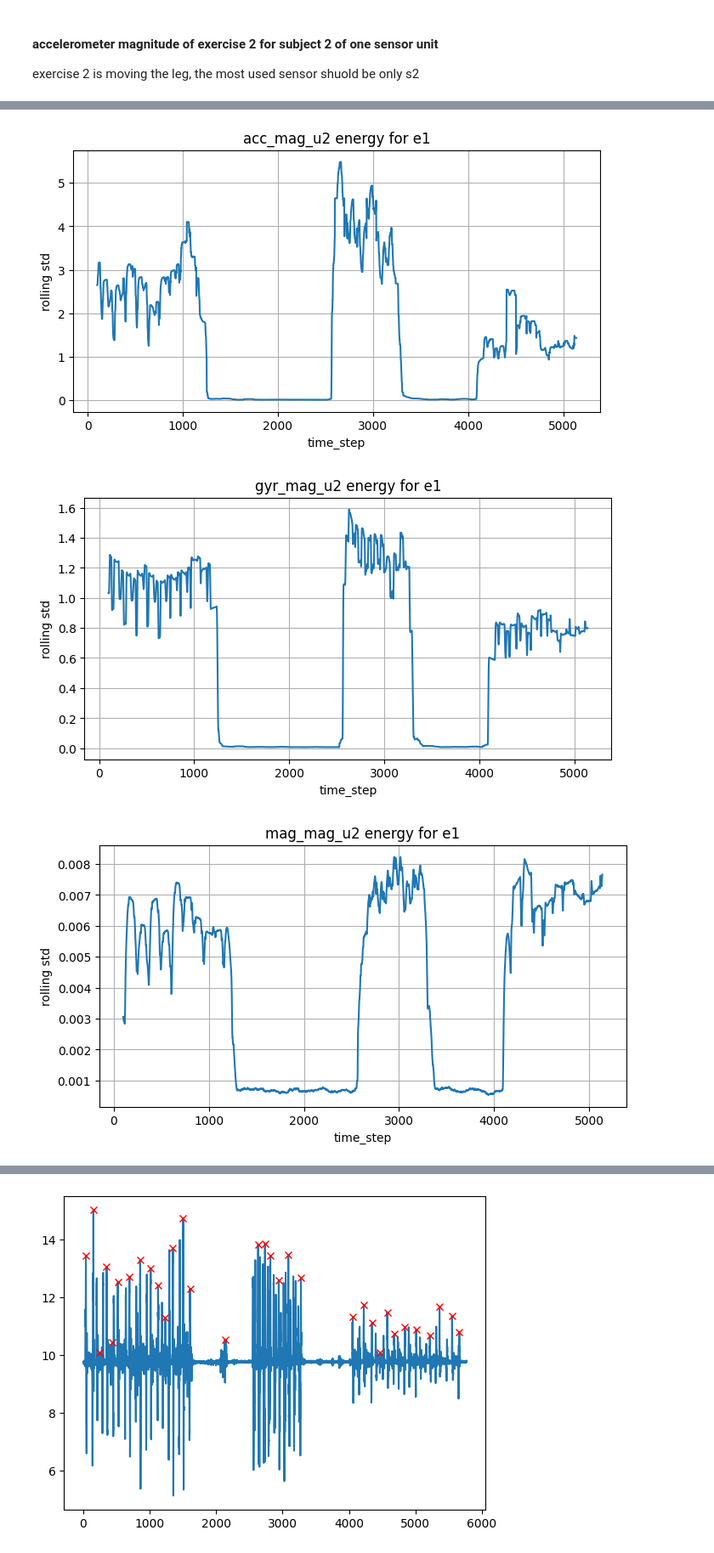
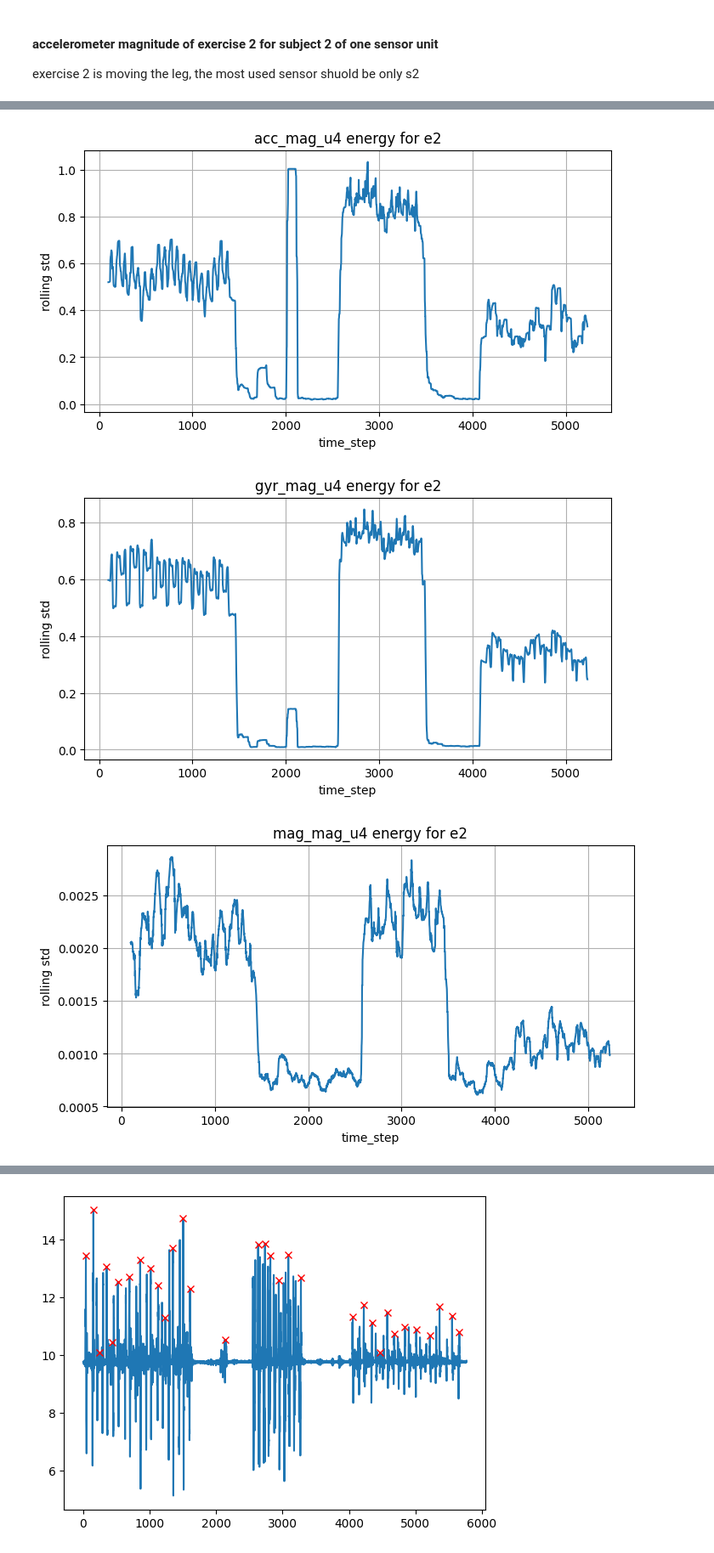
Before and after one commit to alessandrodipiano/wearable-sensor-exercise-recognition, a Jupyter notebook: notebooks/preprocessing.ipynb, the cells around one changed output, grey strips where cells are left out. Shown at 85% size. Saved outputs shown, nothing was run; the diff lists cells and outputs as text; code cells hidden in the pictures.

```diff
--- a/notebooks/preprocessing.ipynb
+++ b/notebooks/preprocessing.ipynb
@@ -217,6 +217,6 @@ def analyze_subject_exercises(subject, merged_df):
 
     return all_subject_ex
 # %%
-subject_ex=analyze_subject_exercises('s5', merged_df)
+subject_ex=analyze_subject_exercises('s2', merged_df)
 # %% [output]
 e1 — most active unit: u2
@@ -240,26 +240,26 @@ e6 — most active unit: u2
 ... (4 outputs left out)
 # %%
-exercises = ['e1']
+exercises = ['e2']
 
 for ex in exercises:
     sub = subject_ex[ex]
 
     unit = sub['most_active_unit'].iloc[0]   # or .iat[0]
     columns = [f"acc_mag_{unit}", f"gyr_mag_{unit}", f"mag_mag_{unit}"]
 
     for column in columns:
         signal = sub[column].to_numpy()
         energy = pd.Series(signal).rolling(100).std()
 
         plt.figure(figsize=(8, 4))
         plt.plot(energy)
         plt.xlabel('time_step')
         plt.ylabel('rolling std')
         plt.title(f"{column} energy for {ex}")
         plt.grid(True)
         plt.show()
 # %% [output]
-[figure, old version]
+[figure, new version]
-[figure, old version]
+[figure, new version]
-[figure, old version]
+[figure, new version]
 # %%
```
Also changed, not shown: parts of 5 cells of this notebook.
